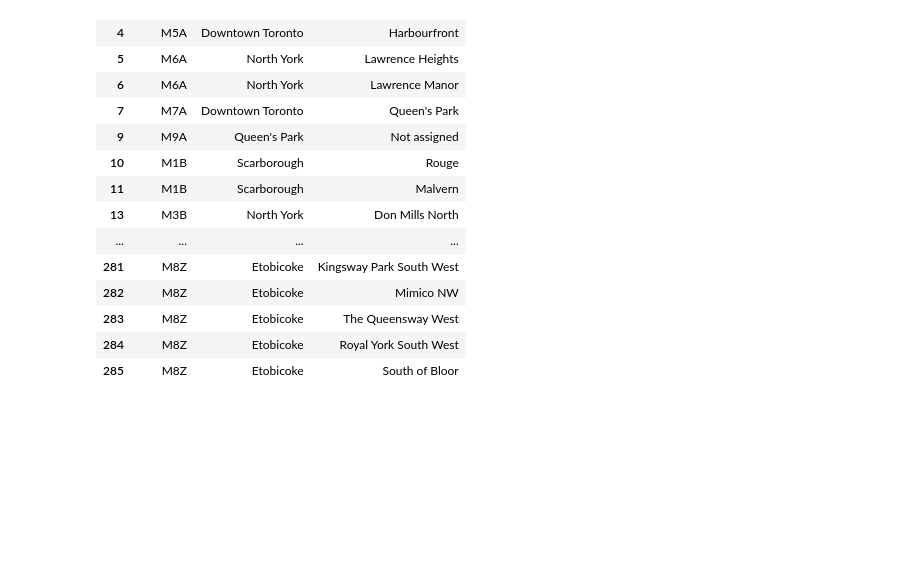
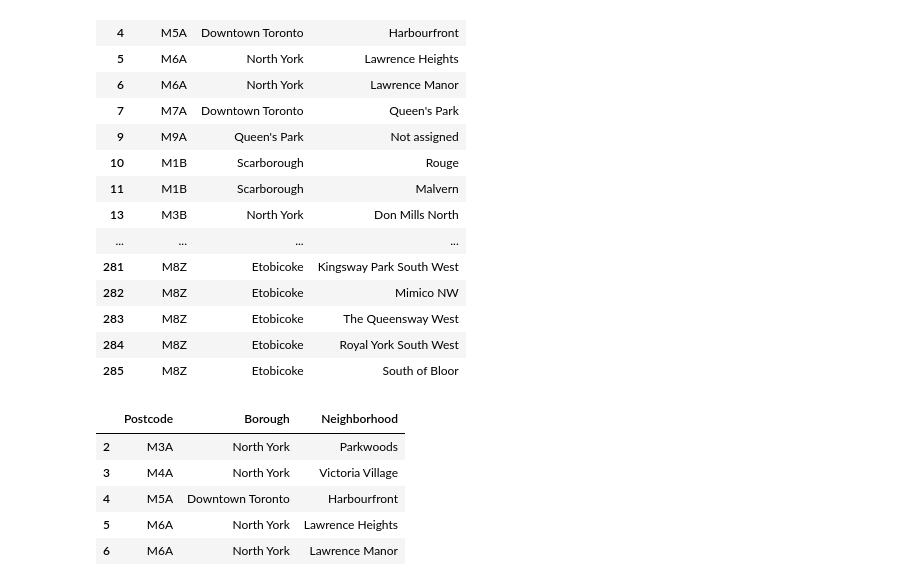
Before and after one commit to dtxwhzw/Coursera_Capstone, a Jupyter notebook: Ass1_capstone_part1.ipynb, the cells around one changed output. Cells and saved outputs as stored; diff of their text form; code cells hidden in the pictures; blank space fills up the shorter version.

```diff
--- a/Ass1_capstone_part1.ipynb
+++ b/Ass1_capstone_part1.ipynb
@@ -146,3 +146,13 @@ Neighbor_df
 | 283 | M8Z | Etobicoke | The Queensway West |
 | 284 | M8Z | Etobicoke | Royal York South West |
 | 285 | M8Z | Etobicoke | South of Bloor |
+# %%
+Neighbor_df.loc[Neighbor_df['Neighborhood'] == 'Not assigned', 'Neighborhood'] = Neighbor_df['Borough']
+Neighbor_df.head()
+# %% [output]
+|  | Postcode | Borough | Neighborhood |
+| 2 | M3A | North York | Parkwoods |
+| 3 | M4A | North York | Victoria Village |
+| 4 | M5A | Downtown Toronto | Harbourfront |
+| 5 | M6A | North York | Lawrence Heights |
+| 6 | M6A | North York | Lawrence Manor |
```
Also changed, not shown: parts of 2 cells of this notebook.
